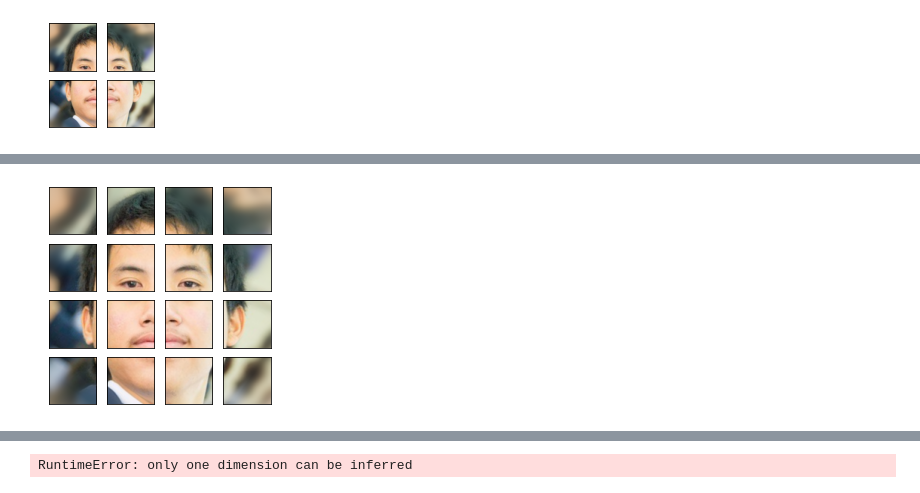
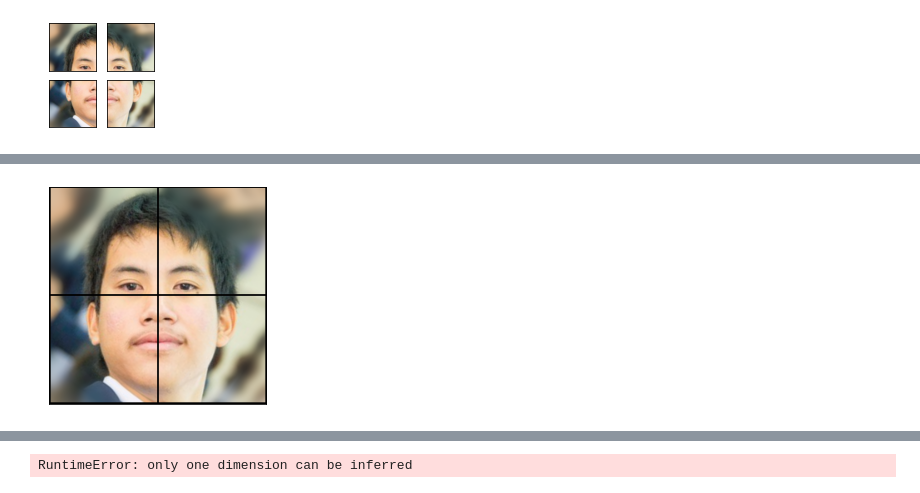
Before and after one commit to XezXey/guided-diffusion, a Jupyter notebook: experiment_scripts/patching/patching.ipynb, the cells around one changed output, grey strips where cells are left out. Cells and saved outputs as stored; diff of their text form; code cells hidden in the pictures.

Commit message:
patches_to_images

```diff
--- a/experiment_scripts/patching/patching.ipynb
+++ b/experiment_scripts/patching/patching.ipynb
@@ -56,6 +56,10 @@ Af einsum : torch.Size([1, 2, 2, 3, 128, 128])
 torch.Size([3, 128, 128])
 [figure]
 # %%
+from tkinter import Scale
+from unittest.mock import patch
+
+
 def normalization(channels, n_group=32):
     """
     Make a standard normalization layer.
@@ -70,35 +74,79 @@ class GroupNorm(nn.GroupNorm):
         return super().forward(x.float()).type(x.dtype)
 
 class AdaptiveGN_Hadamart(nn.Module):
-    def __init__(self, prep, channels, n_patches):
+    def __init__(self, prep, channels, n_patches, image_size):
         super().__init__()
         self.prep = prep
         self.channels = channels
-        # self.patch_size = patch_size
+        self.image_size = image_size
         self.n_patches = n_patches
-        self.layers = nn.ModuleList([
-            normalization(channels),
-        ])
+        self.patch_size = self.image_size // self.n_patches
+        self.norm = nn.ModuleList([
+            normalization(channels, n_group=3)
+        ] * (self.n_patches**2))
+        self.shift = 0
 
     def forward(self, x, y):
         #TODO: Implement fw-pass
-        #NOTE: Need to know the spatial resolution, Or probably specific the n_patch beforehand?
+        #NOTE: If want to do in a batch manner, need to create list of tensors with its length equal to len(norm)
+        # e.g. [(B1 x C1 x H1 x W1), (B2 x C2 x H2 x W2), ..., (Bn x Cn x Hn x Wn)]; where n is n_patches ** 2
+        #TODO: Is it worth to do, is it really faster?
         assert x.shape == y.shape
         b, c, h, w = x.shape
-        patch_size = h // self.n_patches
-        print(patch_size)
-        print(x.shape)
-        patches = x.unfold(2, patch_size, patch_size).unfold(3, patch_size, patch_size)
-        patches = torch.einsum('b c i j h w -> b i j c h w', patches)
-        # print(patches.shape)
-        visualize(n_patches=self.n_patches, patches=patches)
-        b, i, j, c, h, w = patches.shape
-        patches = patches.reshape(b, -1, c, h, w)
-        grid = make_grid(patches[0], 4)
+        x_patches = x.unfold(2, self.patch_size, self.patch_size).unfold(3, self.patch_size, self.patch_size)
+        x_patches = torch.einsum('b c i j h w -> b i j c h w', x_patches)
+        # visualize(n_patches=self.n_patches, patches=patches)
+        b, i, j, c, h, w = x_patches.shape
+        x_patches = x_patches.reshape(b, -1, c, h, w)
+        print("X_patches : ", x_patches.shape)
+        grid = make_grid(x_patches[0], self.n_patches)
         show(grid)
 
-# hadamart_layer = AdaptiveGN_Hadamart(prep='adaptive_gn', channels=32, patch_size=64)
-hadamart_layer = AdaptiveGN_Hadamart(prep='adaptive_gn', channels=32, n_patches=4)
-img_tensor = img_t.clone()[None, ...]
-hadamart_layer(img_tensor, y=th.randn(img_tensor.shape))
+        y_patches = y.unfold(2, self.patch_size, self.patch_size).unfold(3, self.patch_size, self.patch_size)
+        y_patches = torch.einsum('b c i j h w -> b i j c h w', y_patches)
+        # print(patches.shape)
+        # visualize(n_patches=self.n_patches, patches=patches)
+        b, i, j, c, h, w = y_patches.shape
+        y_patches = y_patches.reshape(b, -1, c, h, w)
+        print("Y_patches : ", y_patches.shape)
+        grid = make_grid(y_patches[0], self.n_patches)
+        show(grid)
+
+        # Norm each patch
+        out = th.zeros_like(x_patches)
+        for i, norm in enumerate(self.norm):
+            x_patches[0][i] = norm(x_patches[0][[i]])
+            scale = y_patches[0][i]
+            out[0][i] = (x_patches[0][i] * (1 + scale)) + self.shift
+
+        grid = make_grid(out[0], self.n_patches)
+        show(grid)
+        final_out = self.patches_to_image(patches=out)
+        y_back = self.patches_to_image(patches=y_patches)
+        print(y_back.shape, y.shape)
+        print((y_back == y).all())
+
+
+    def patches_to_image(self, patches):
+        print("out shape : ", patches.shape)
+        b_p, n_p, c_p, h_p, w_p = patches.shape
+        final_out = patches.reshape(b_p, self.n_patches, self.n_patches, c_p, h_p, w_p)
+        print(final_out.shape)
+        final_out = th.einsum('b i j c h w -> b c i h j w', final_out)
+        print(final_out.shape)
+        final_out = final_out.reshape(b_p, c_p, 256, 256)
+        print(final_out.shape)
+        grid = make_grid(final_out[0], self.n_patches)
+        show(grid)
+        return final_out
+
+
+hadamart_layer = AdaptiveGN_Hadamart(prep='adaptive_gn', channels=3, n_patches=2, image_size=256)
+
+img_1 = transt(Image.open('./moke.png'))
+img_2 = transt(Image.open('./moke_2.png'))
+img_1 = img_1.clone()[None, ...]
+img_2 = img_2.clone()[None, ...]
+hadamart_layer(x=th.cat((img_1, img_2), dim=0), y=th.cat((img_1, img_2), dim=0))
+print(hadamart_layer)
 # %% [output]
@@ -107 +173 @@ torch.Size([1, 3, 256, 256])
-[figure, old version]
+[figure, new version]
```
Also changed, not shown: parts of 2 cells of this notebook, 2 other files.
